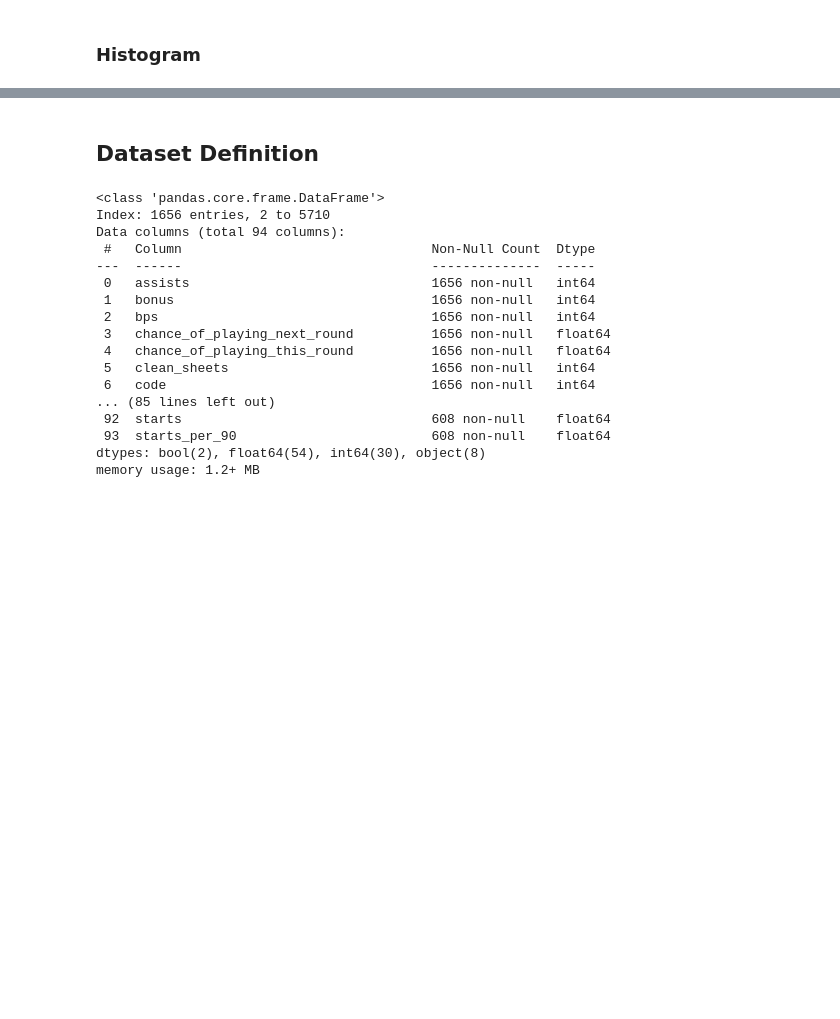
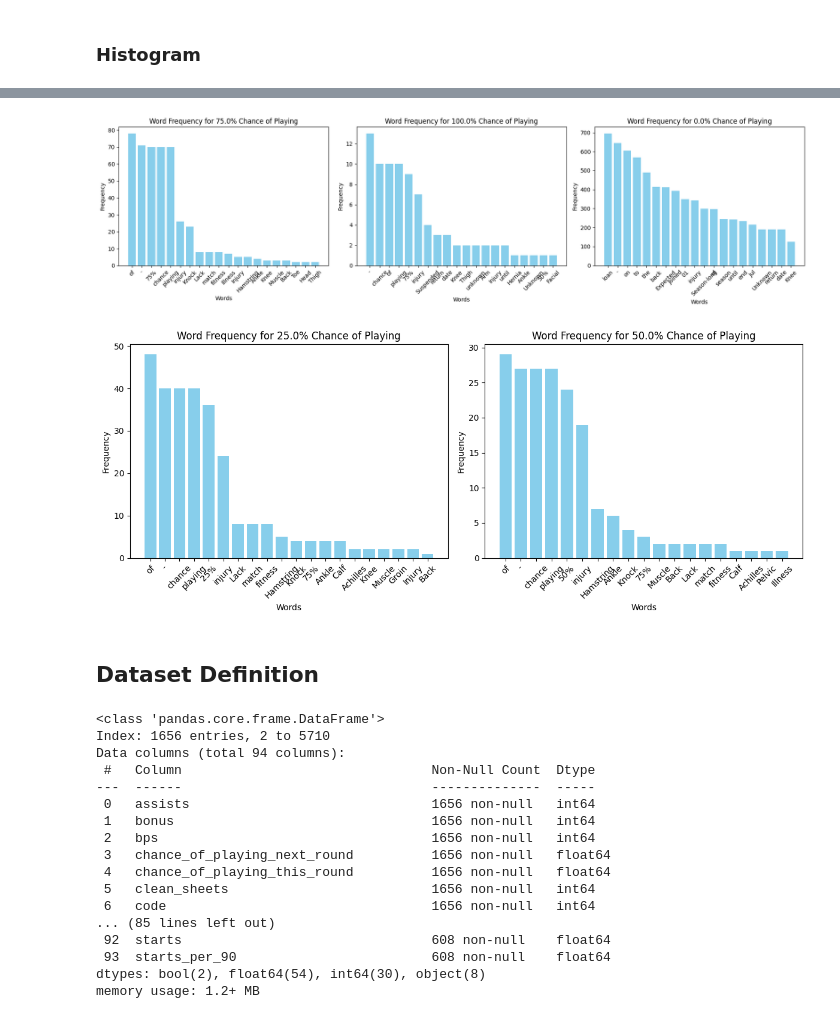
Before and after one commit to santiagoviteri01/mmia_nlp_final_project, a Jupyter notebook: main.ipynb, the cells around one changed output, grey strips where cells are left out. Saved outputs shown, nothing was run; the diff lists cells and outputs as text; code cells hidden in the pictures; blank space fills up the shorter version.

```diff
--- a/main.ipynb
+++ b/main.ipynb
@@ -379,3 +360,65 @@ for sentiment in percents:
+# %%
+import matplotlib.pyplot as plt
+from collections import Counter
+import pandas as pd
+
+# Function to plot multiple histograms in one figure with division lines
+def plot_histograms_in_grid(df, variable):
+    percents = df[variable].unique()
+
+    # Create a 1x3 grid for the top row (3 histograms)
+    fig, axes_top = plt.subplots(1, 3, figsize=(18, 5))
+
+    # Plot histograms in the top row
+    for ax, sentiment in zip(axes_top.flatten(), percents[:3]):
+        texts = df[df[variable] == sentiment]['news']
+        words = ' '.join([str(text) for text in texts]).split()
+        word_counts = Counter(words)
+        most_common_words = word_counts.most_common(20)
+
+        word_df = pd.DataFrame(most_common_words, columns=['Word', 'Frequency'])
+
+        ax.bar(word_df['Word'], word_df['Frequency'], color='skyblue')
+        ax.set_title(f'Word Frequency for {sentiment}% Chance of Playing')
+        ax.set_xticklabels(word_df['Word'], rotation=45)
+        ax.set_xlabel('Words')
+        ax.set_ylabel('Frequency')
+
+ # Adjust the layout for both figures
+    plt.tight_layout()
+    plt.show()
+    # Create a 1x2 grid for the bottom row (2 histograms)
+    fig, axes_bottom = plt.subplots(1, 2, figsize=(12, 5))
+
+    # Plot histograms in the bottom row
+    for ax, sentiment in zip(axes_bottom.flatten(), percents[3:]):
+        texts = df[df[variable] == sentiment]['news']
+        words = ' '.join([str(text) for text in texts]).split()
+        word_counts = Counter(words)
+        most_common_words = word_counts.most_common(20)
+
+        word_df = pd.DataFrame(most_common_words, columns=['Word', 'Frequency'])
+
+        ax.bar(word_df['Word'], word_df['Frequency'], color='skyblue')
+        ax.set_title(f'Word Frequency for {sentiment}% Chance of Playing')
+        ax.set_xticklabels(word_df['Word'], rotation=45)
+        ax.set_xlabel('Words')
+        ax.set_ylabel('Frequency')
+
+
+
+    # Add horizontal division line between the rows
+    fig.subplots_adjust(hspace=0.5)  # Adjust space between top and bottom figures
+
+    # Adjust the layout for both figures
+    plt.tight_layout()
+    plt.show()
+
+# Call the function
+plot_histograms_in_grid(df_1, "chance_of_playing_this_round")
+# %% [output]
+[figure, added]
+[figure, added]
 # %% [markdown]
 ## Dataset Definition
 # %%
```
Also changed, not shown: parts of 10 cells of this notebook.
